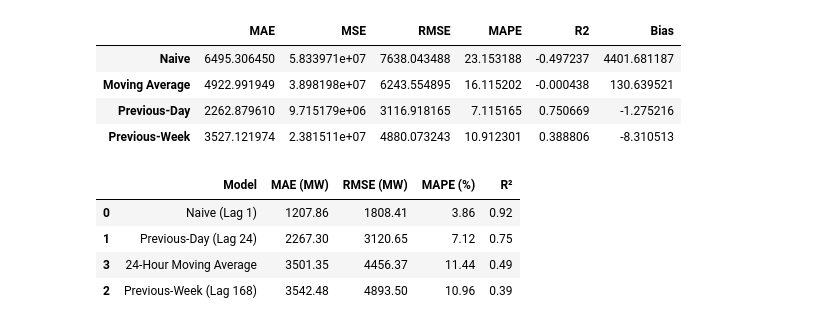
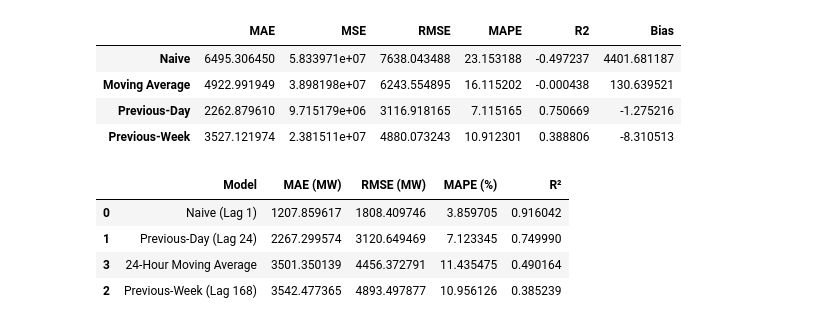
Before and after one commit to Logesh-M0324/Weekend_Task, a Jupyter notebook: Electricity Demand Forecasting using Deep Learning/Notebooks/04_BaslineModel.ipynb, the cells around one changed output. Saved outputs shown, nothing was run; the diff lists cells and outputs as text; code cells hidden in the pictures.

```diff
--- a/Electricity Demand Forecasting using Deep Learning/Notebooks/04_BaslineModel.ipynb
+++ b/Electricity Demand Forecasting using Deep Learning/Notebooks/04_BaslineModel.ipynb
@@ -511,38 +511,38 @@ test_df['pred_moving_avg'] = test_df['PJME_MW'].shift(1).rolling(window=24).mean
 
 eval_df = test_df.dropna().copy()
 
 
 def evaluate_forecast(y_true, y_pred):
     mae = mean_absolute_error(y_true, y_pred)
     rmse = np.sqrt(mean_squared_error(y_true, y_pred))
     mape = np.mean(np.abs((y_true - y_pred) / y_true)) * 100
     r2 = r2_score(y_true, y_pred)
     return mae, rmse, mape, r2
 
 
 baselines = {
     'Naive (Lag 1)': eval_df['pred_naive'],
     'Previous-Day (Lag 24)': eval_df['pred_prev_day'],
     'Previous-Week (Lag 168)': eval_df['pred_prev_week'],
     '24-Hour Moving Average': eval_df['pred_moving_avg']
 }
 
 results = []
 for name, preds in baselines.items():
     mae, rmse, mape, r2 = evaluate_forecast(eval_df['PJME_MW'], preds)
     results.append({
         'Model': name,
-        'MAE (MW)': round(mae, 2),
-        'RMSE (MW)': round(rmse, 2),
-        'MAPE (%)': round(mape, 2),
-        'R²': round(r2, 2)
+        'MAE (MW)': mae,
+        'RMSE (MW)': rmse,
+        'MAPE (%)': mape,
+        'R²':r2,
     })
 
 baseline_summary = pd.DataFrame(results).sort_values(by='RMSE (MW)')
 baseline_summary
 # %% [output]
 |  | Model | MAE (MW) | RMSE (MW) | MAPE (%) | R² |
-| 0 | Naive (Lag 1) | 1207.86 | 1808.41 | 3.86 | 0.92 |
-| 1 | Previous-Day (Lag 24) | 2267.30 | 3120.65 | 7.12 | 0.75 |
-| 3 | 24-Hour Moving Average | 3501.35 | 4456.37 | 11.44 | 0.49 |
-| 2 | Previous-Week (Lag 168) | 3542.48 | 4893.50 | 10.96 | 0.39 |
+| 0 | Naive (Lag 1) | 1207.859617 | 1808.409746 | 3.859705 | 0.916042 |
+| 1 | Previous-Day (Lag 24) | 2267.299574 | 3120.649469 | 7.123345 | 0.749990 |
+| 3 | 24-Hour Moving Average | 3501.350139 | 4456.372791 | 11.435475 | 0.490164 |
+| 2 | Previous-Week (Lag 168) | 3542.477365 | 4893.497877 | 10.956126 | 0.385239 |
```
